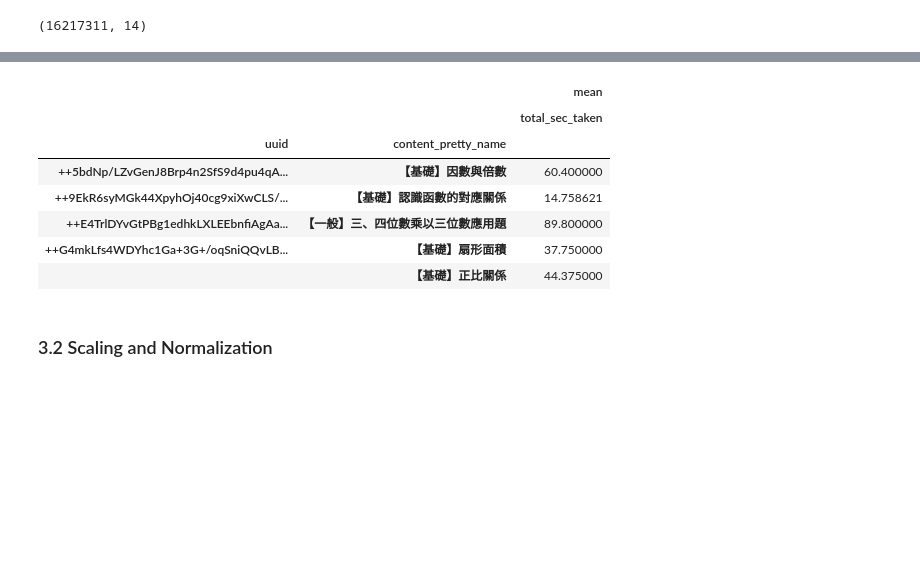
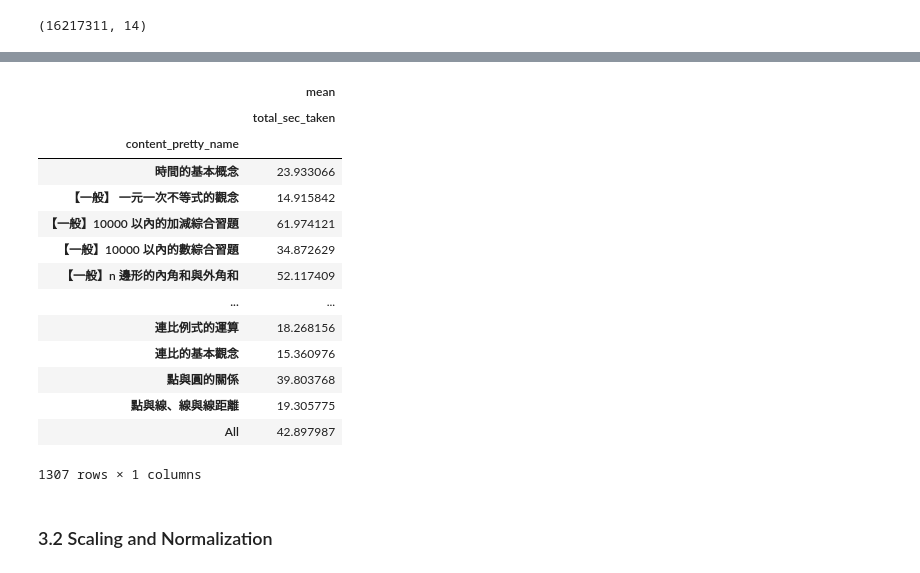
Before and after one commit to likweitan/Assessing-the-Readiness-of-HEI-in-Malaysia-to-Accept-Generation-Alpha, a Jupyter notebook: aaa (3).ipynb, the cells around one changed output, grey strips where cells are left out. Cells and saved outputs as stored; diff of their text form; code cells hidden in the pictures; blank space fills up the shorter version.

```diff
--- a/aaa (3).ipynb
+++ b/aaa (3).ipynb
@@ -498,18 +524,25 @@ raw_df_LogProblem.shape
 # %%
 pd.pivot_table(merge_df_LogProblem_InfoUser_InfoContent,
                         values = ['total_sec_taken'],
-                        index = ['uuid','content_pretty_name'],
+                        index = ['content_pretty_name'],
                         columns = [],aggfunc=[np.mean],
-                        margins=True).head()
+                        margins=True)
 # %% [output]
-|  |  | mean |
-|  |  | total_sec_taken |
-| uuid | content_pretty_name |  |
-| ++5bdNp/LZvGenJ8Brp4n2SfS9d4pu4qA... | 【基礎】因數與倍數 | 60.400000 |
-| ++9EkR6syMGk44XpyhOj40cg9xiXwCLS/... | 【基礎】認識函數的對應關係 | 14.758621 |
-| ++E4TrlDYvGtPBg1edhkLXLEEbnfiAgAa... | 【一般】三、四位數乘以三位數應用題 | 89.800000 |
-| ++G4mkLfs4WDYhc1Ga+3G+/oqSniQQvLB... | 【基礎】扇形面積 | 37.750000 |
-|  | 【基礎】正比關係 | 44.375000 |
+|  | mean |
+|  | total_sec_taken |
+| content_pretty_name |  |
+| 時間的基本概念 | 23.933066 |
+| 【一般】 一元一次不等式的觀念 | 14.915842 |
+| 【一般】10000 以內的加減綜合習題 | 61.974121 |
+| 【一般】10000 以內的數綜合習題 | 34.872629 |
+| 【一般】n 邊形的內角和與外角和 | 52.117409 |
+| ... | ... |
+| 連比例式的運算 | 18.268156 |
+| 連比的基本觀念 | 15.360976 |
+| 點與圓的關係 | 39.803768 |
+| 點與線、線與線距離 | 19.305775 |
+| All | 42.897987 |
+1307 rows × 1 columns
 # %% [markdown]
 ### 3.2 Scaling and Normalization
 # %%
```
Also changed, not shown: parts of 16 cells of this notebook.
